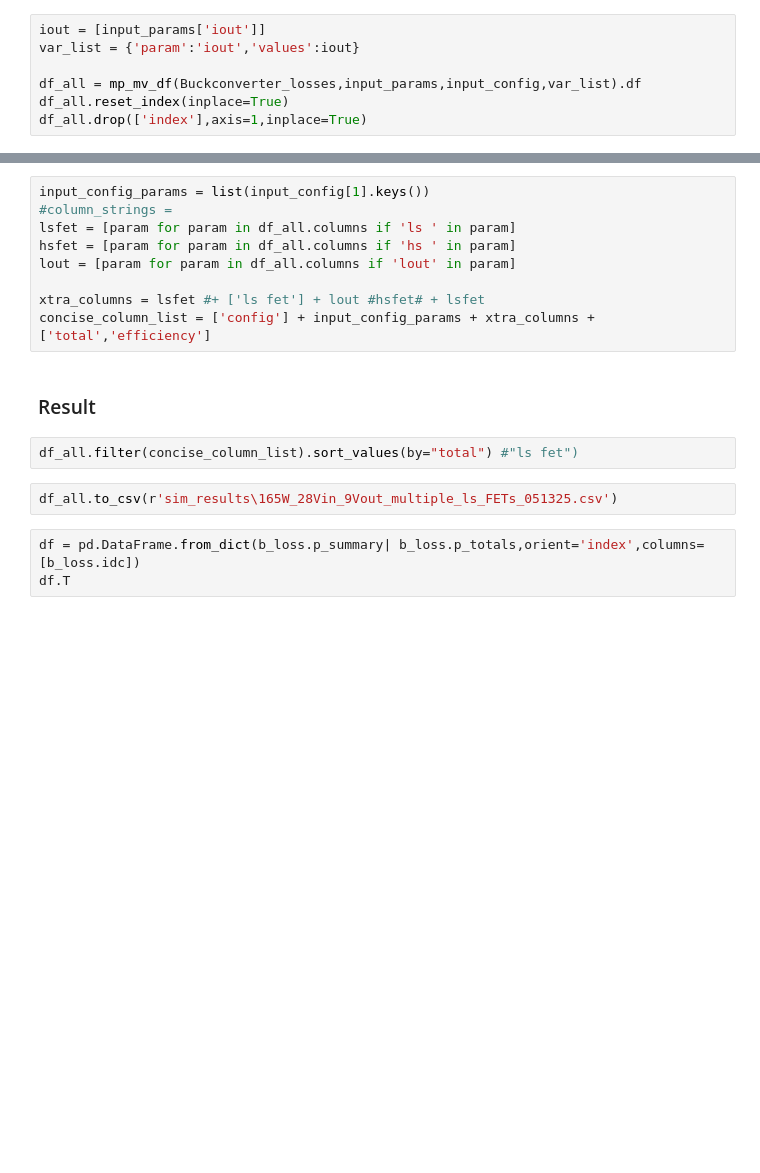
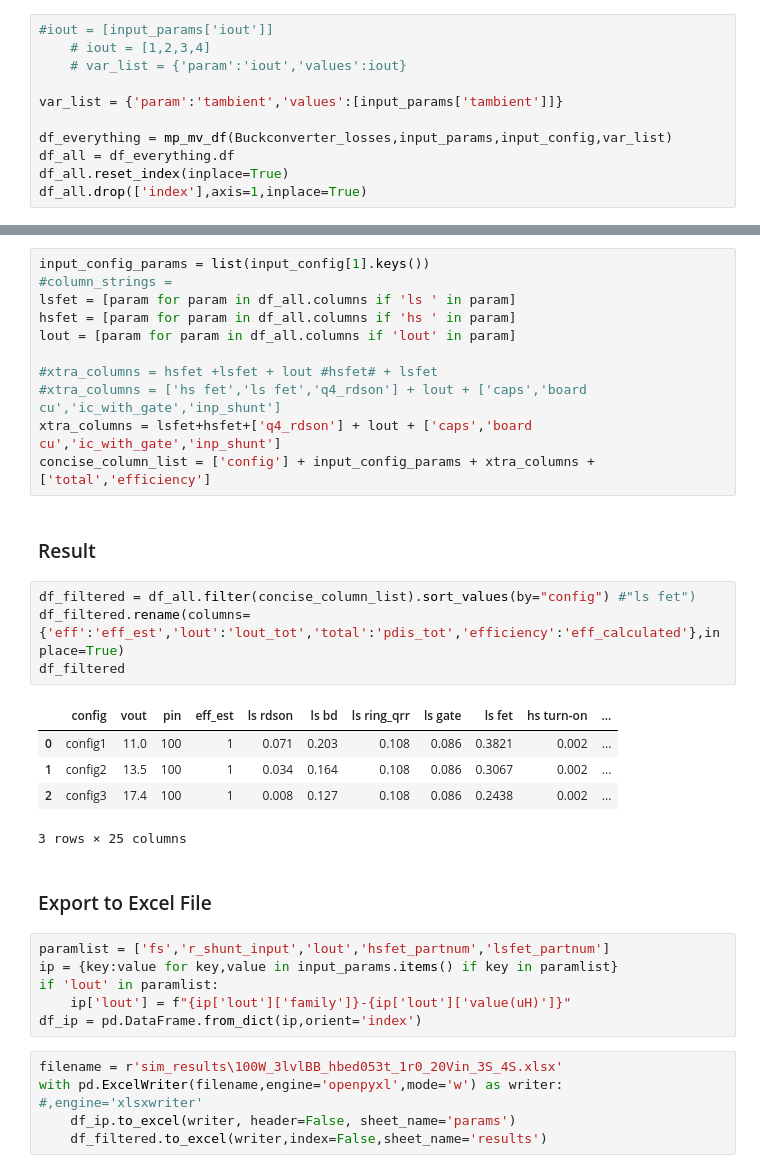
Before and after one commit to grkidwell/pdis_2or3lvl_bb, a Jupyter notebook: pdis_2or3lvl_bb_multiparam.ipynb, the cells around one changed output, grey strips where cells are left out. Saved outputs shown, nothing was run; the diff lists cells and outputs as text; blank space fills up the shorter version.

```diff
--- a/pdis_2or3lvl_bb_multiparam.ipynb
+++ b/pdis_2or3lvl_bb_multiparam.ipynb
@@ -179,10 +204,14 @@ input_config = {idx+1:{'lsfet_partnum':partnum} for idx,partnum in enumerate(fet
 # %% [markdown]
 ### Perform Pdis Calculations on Config Dictionary
 # %%
-iout = [input_params['iout']]
-var_list = {'param':'iout','values':iout}
+#iout = [input_params['iout']]
+    # iout = [1,2,3,4]
+    # var_list = {'param':'iout','values':iout}
 
-df_all = mp_mv_df(Buckconverter_losses,input_params,input_config,var_list).df
+var_list = {'param':'tambient','values':[input_params['tambient']]}
+
+df_everything = mp_mv_df(Buckconverter_losses,input_params,input_config,var_list)
+df_all = df_everything.df
 df_all.reset_index(inplace=True)
 df_all.drop(['index'],axis=1,inplace=True)
 # %% [markdown]
@@ -196,14 +223,32 @@ lsfet = [param for param in df_all.columns if 'ls ' in param]
 hsfet = [param for param in df_all.columns if 'hs ' in param]
 lout = [param for param in df_all.columns if 'lout' in param]
 
-xtra_columns = lsfet #+ ['ls fet'] + lout #hsfet# + lsfet
+#xtra_columns = hsfet +lsfet + lout #hsfet# + lsfet
+#xtra_columns = ['hs fet','ls fet','q4_rdson'] + lout + ['caps','board cu','ic_with_gate','inp_shunt']
+xtra_columns = lsfet+hsfet+['q4_rdson'] + lout + ['caps','board cu','ic_with_gate','inp_shunt']
 concise_column_list = ['config'] + input_config_params + xtra_columns +['total','efficiency']
 # %% [markdown]
 ### Result
 # %%
-df_all.filter(concise_column_list).sort_values(by="total") #"ls fet")
+df_filtered = df_all.filter(concise_column_list).sort_values(by="config") #"ls fet")
+df_filtered.rename(columns={'eff':'eff_est','lout':'lout_tot','total':'pdis_tot','efficiency':'eff_calculated'},inplace=True)
+df_filtered
+# %% [output]
+|  | config | vout | pin | eff_est | ls rdson | ls bd | ls ring_qrr | ls gate | ls fet | hs turn-on | ... |
+| 0 | config1 | 11.0 | 100 | 1 | 0.071 | 0.203 | 0.108 | 0.086 | 0.3821 | 0.002 | ... |
+| 1 | config2 | 13.5 | 100 | 1 | 0.034 | 0.164 | 0.108 | 0.086 | 0.3067 | 0.002 | ... |
+| 2 | config3 | 17.4 | 100 | 1 | 0.008 | 0.127 | 0.108 | 0.086 | 0.2438 | 0.002 | ... |
+3 rows × 25 columns
-# %%
-df_all.to_csv(r'sim_results\165W_28Vin_9Vout_multiple_ls_FETs_051325.csv')
-# %%
-df = pd.DataFrame.from_dict(b_loss.p_summary| b_loss.p_totals,orient='index',columns=[b_loss.idc])
-df.T
+# %% [markdown]
+### Export to Excel File
+# %%
+paramlist = ['fs','r_shunt_input','lout','hsfet_partnum','lsfet_partnum']
+ip = {key:value for key,value in input_params.items() if key in paramlist}
+if 'lout' in paramlist:
+    ip['lout'] = f"{ip['lout']['family']}-{ip['lout']['value(uH)']}"
+df_ip = pd.DataFrame.from_dict(ip,orient='index')
+# %%
+filename = r'sim_results\100W_3lvlBB_hbed053t_1r0_20Vin_3S_4S.xlsx'
+with pd.ExcelWriter(filename,engine='openpyxl',mode='w') as writer: #,engine='xlsxwriter'
+    df_ip.to_excel(writer, header=False, sheet_name='params')
+    df_filtered.to_excel(writer,index=False,sheet_name='results')
```
Also changed, not shown: parts of 16 cells of this notebook, 29 other files.
